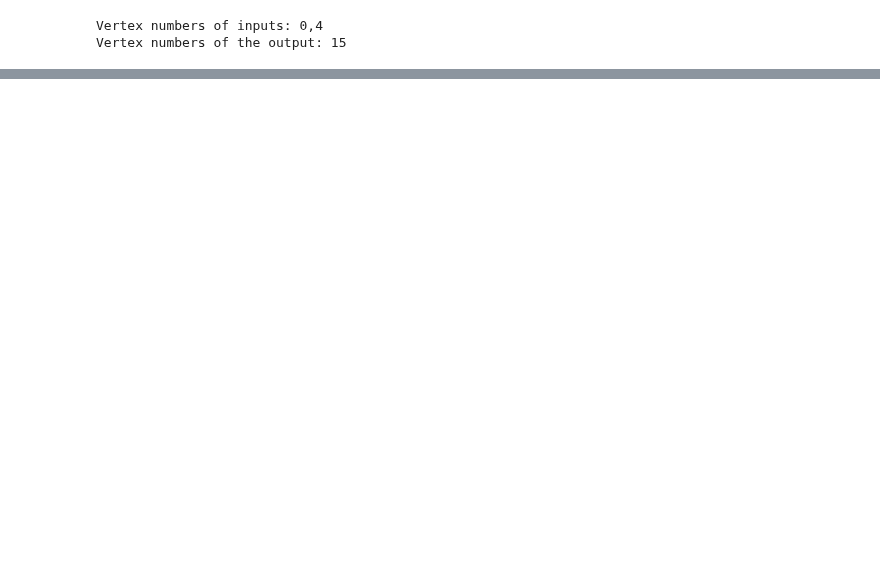
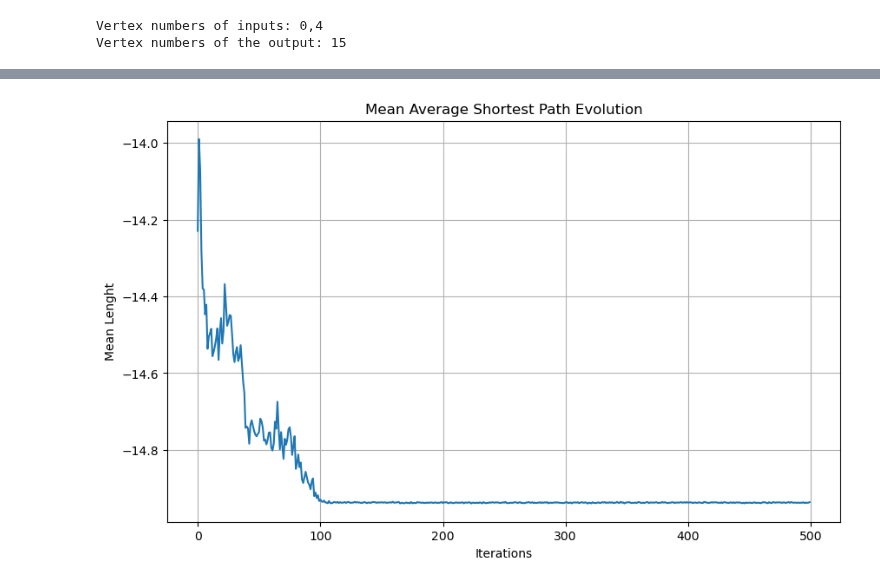
Before and after one commit to pietromalagoli/NeuronEvolution, a Jupyter notebook: main/model_ricard.ipynb, the cells around one changed output, grey strips where cells are left out. Saved outputs shown, nothing was run; the diff lists cells and outputs as text; code cells hidden in the pictures; blank space fills up the shorter version.

```diff
--- a/main/model_ricard.ipynb
+++ b/main/model_ricard.ipynb
@@ -183,2 +181,14 @@ for i in range(3):
+# %%
+plt.figure(figsize=(10, 6))
+plt.plot(mean_asp)
+plt.title('Mean Average Shortest Path Evolution')
+plt.xlabel('Iterations')
+plt.ylabel('Mean Lenght')
+#plt.yscale('log')
+#plt.xscale('log')
+plt.grid(True)
+plt.show()
+# %% [output]
+[figure, added]
 # %%
 plt.figure(figsize=(10, 6))
```
Also changed, not shown: parts of 13 cells of this notebook, 1 other file.
